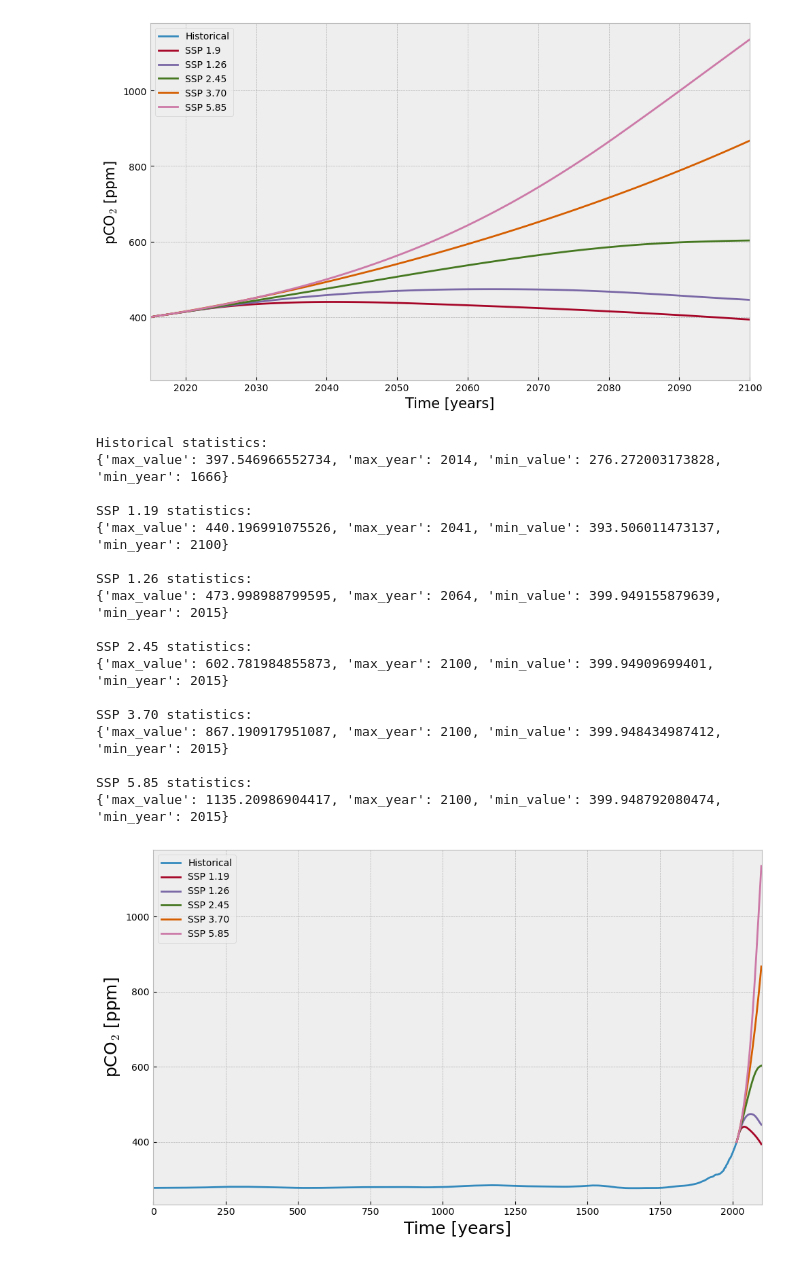
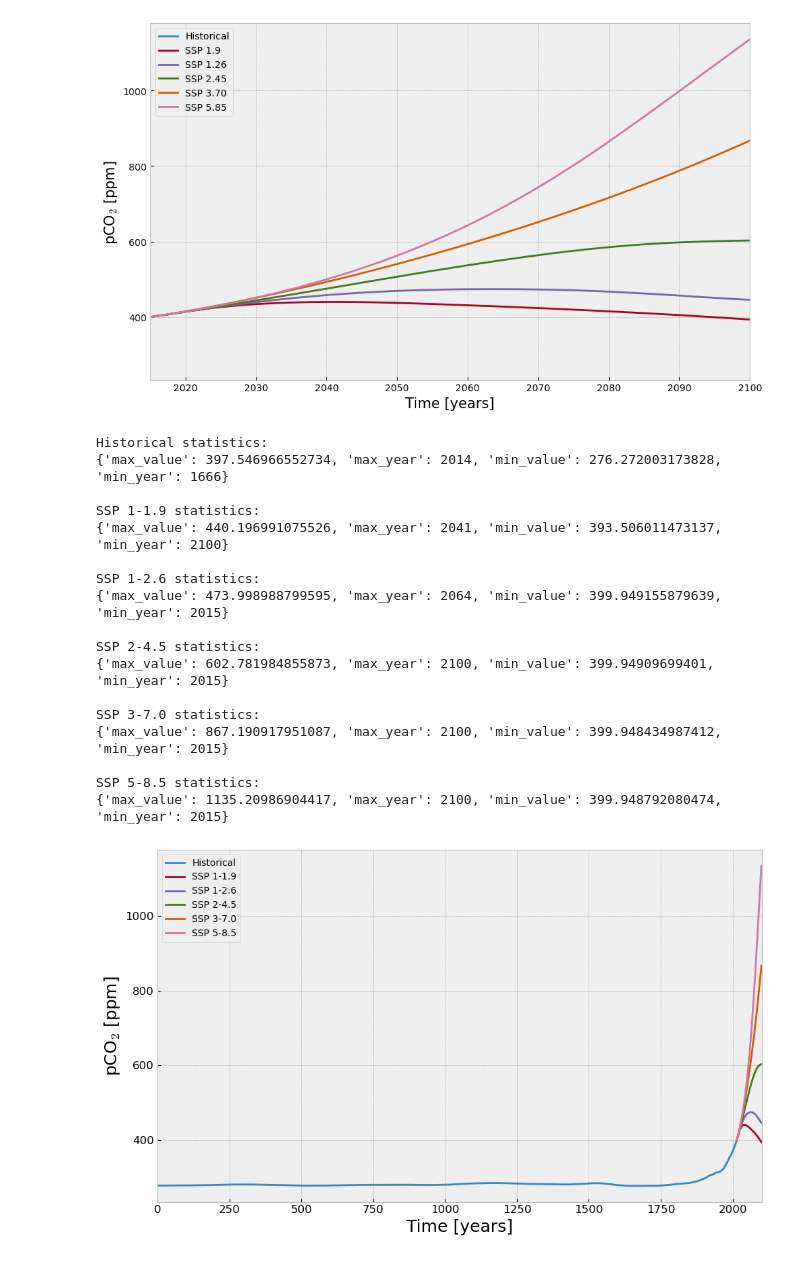
Before and after one commit to sandyherho/ct-ocean-acid-proj, a Jupyter notebook: script/rf.ipynb, the cells around one changed output. Saved outputs shown, nothing was run; the diff lists cells and outputs as text; code cells hidden in the pictures.

Commit message:
time series plots

```diff
--- a/script/rf.ipynb
+++ b/script/rf.ipynb
@@ -143,42 +143,44 @@ class ClimateDataAnalyzer:
         ax.set_xlabel("Time [years]", fontsize=18)
         ax.set_ylabel(r"pCO$_2$ [ppm]", fontsize=18)
         plt.tight_layout()
         plt.xlim(-1, 2102)
+        plt.xticks(fontsize=12)
+        plt.yticks(fontsize=12)
         plt.savefig("../figs/fig2.png", dpi=400)
 
 if __name__ == "__main__":
     file_paths = {
-        "Historical": "../data/rf/historical.csv",
-        "SSP 1.19": "../data/rf/IMAGE_ssp119.csv",
-        "SSP 1.26": "../data/rf/IMAGE_ssp126.csv",
-        "SSP 2.45": "../data/rf/MASSAGE_GLOBIOM_ssp245.csv",
-        "SSP 3.70": "../data/rf/AIM_ssp370.csv",
-        "SSP 5.85": "../data/rf/REMIND_MAGPIE_ssp585.csv"
+        "Historical": "../data/pre_processed/rf/historical.csv",
+        "SSP 1-1.9": "../data/pre_processed/rf/IMAGE_ssp119.csv",
+        "SSP 1-2.6": "../data/pre_processed/rf/IMAGE_ssp126.csv",
+        "SSP 2-4.5": "../data/pre_processed/rf/MASSAGE_GLOBIOM_ssp245.csv",
+        "SSP 3-7.0": "../data/pre_processed/rf/AIM_ssp370.csv",
+        "SSP 5-8.5": "../data/pre_processed/rf/REMIND_MAGPIE_ssp585.csv"
     }
 
     analyzer = ClimateDataAnalyzer(file_paths)
     analyzer.process_data()
     analyzer.plot_data()
 
     # Print statistics, if necessary
     for name, stat in analyzer.stats.items():
         print(f"{name} statistics:\n{stat}\n")
 # %% [output]
 Historical statistics:
 {'max_value': 397.546966552734, 'max_year': 2014, 'min_value': 276.272003173828, 'min_year': 1666}
 
-SSP 1.19 statistics:
+SSP 1-1.9 statistics:
 {'max_value': 440.196991075526, 'max_year': 2041, 'min_value': 393.506011473137, 'min_year': 2100}
 
-SSP 1.26 statistics:
+SSP 1-2.6 statistics:
 {'max_value': 473.998988799595, 'max_year': 2064, 'min_value': 399.949155879639, 'min_year': 2015}
 
-SSP 2.45 statistics:
+SSP 2-4.5 statistics:
 {'max_value': 602.781984855873, 'max_year': 2100, 'min_value': 399.94909699401, 'min_year': 2015}
 
-SSP 3.70 statistics:
+SSP 3-7.0 statistics:
 {'max_value': 867.190917951087, 'max_year': 2100, 'min_value': 399.948434987412, 'min_year': 2015}
 
-SSP 5.85 statistics:
+SSP 5-8.5 statistics:
 {'max_value': 1135.20986904417, 'max_year': 2100, 'min_value': 399.948792080474, 'min_year': 2015}
-[figure, old version]
+[figure, new version]
```
Also changed, not shown: 32 other files.
